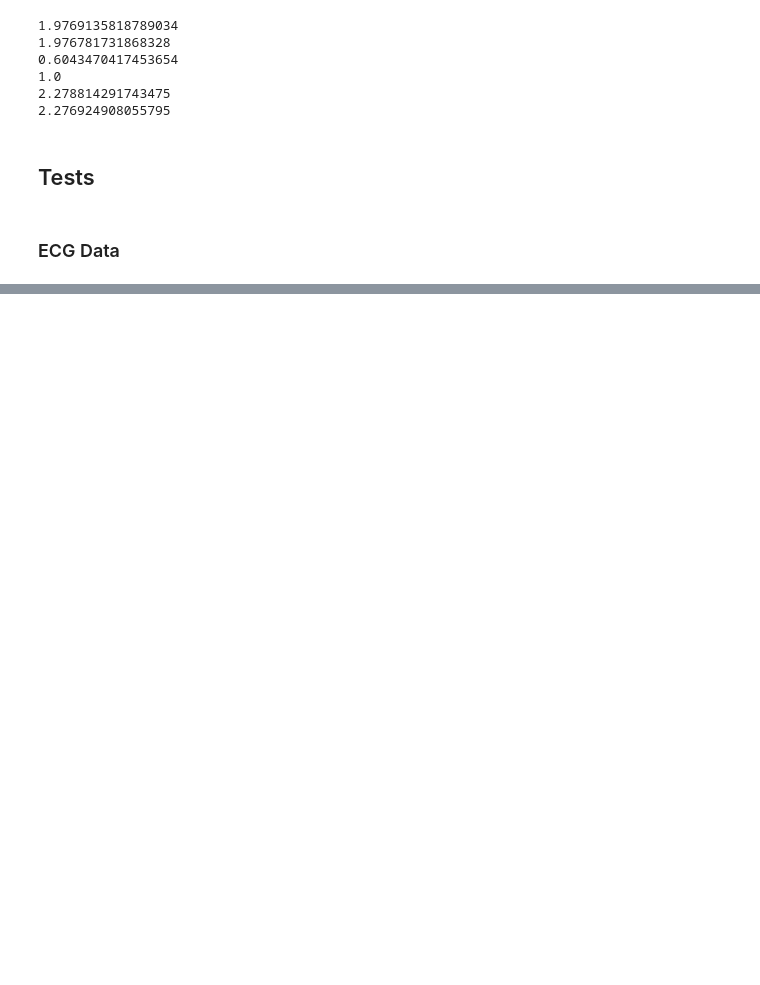
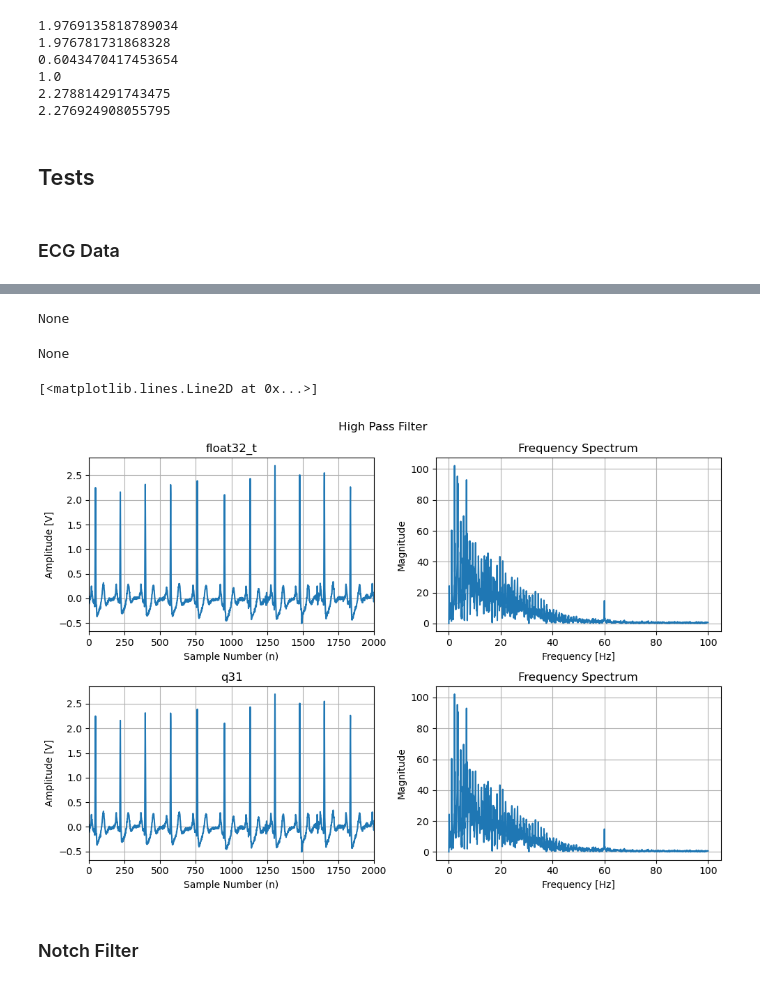
Before and after one commit to bryanmcelvy/microHeartMonitor, a Jupyter notebook: tools/filter_design/daq_filt_fixedpoint.ipynb, the cells around one changed output, grey strips where cells are left out. Drawn from its saved outputs; the diff is of its cells as text; code cells hidden in the pictures; blank space fills up the shorter version.

```diff
--- a/tools/filter_design/daq_filt_fixedpoint.ipynb
+++ b/tools/filter_design/daq_filt_fixedpoint.ipynb
@@ -127,0 +254,72 @@ ecgDataFrame.head()
+# %%
+sos_hpf_f32 = signal.tf2sos(b_high, a_high)
+sos_hpf_f32[:, 4:] *= -1
+sos_hpf_f32 = np.delete(sos_hpf_f32, 3, 1).flatten()
+
+stateBuffer_hpf_f32 = np.zeros(4)
+
+hpf_f32 = cmsis.arm_biquad_casd_df1_inst_f32()
+status = cmsis.arm_biquad_cascade_df1_init_f32(hpf_f32, 1, sos_hpf_f32, stateBuffer_hpf_f32)
+print(status)
+
+xn_hpf_f32 = cmsis.arm_biquad_cascade_df1_f32(hpf_f32, xn_raw_f32)
+Xf = np.abs( rfft(xn_hpf_f32, N) )
+# %% [output]
+None
+# %%
+sos_hpf_q31 = cmsis.arm_float_to_q31(sos_hpf_f32 / SCALE_FACTOR)
+
+stateBuffer_hpf_q31 = np.zeros(4)
+
+hpf_q31 = cmsis.arm_biquad_casd_df1_inst_q31()
+status = cmsis.arm_biquad_cascade_df1_init_q31(hpf_q31, 1, sos_hpf_q31, stateBuffer_hpf_q31, 2)
+print(status)
+
+xn_hpf_q31 = cmsis.arm_biquad_cascade_df1_q31(hpf_q31, xn_raw_q31)
+xn_hpf_q31 = cmsis.arm_q31_to_float(xn_hpf_q31) * SCALE_FACTOR
+Xf_q31 = np.abs( rfft(xn_hpf_q31, N) )
+# %% [output]
+None
+# %%
+fig, axs = plt.subplots(2, 2, tight_layout=True, figsize=[10, 7])
+fig.suptitle("High Pass Filter")
+
+for idx, row in enumerate(axs):
+    plt.sca(row[0])
+    plt.xlim([0, N])
+    plt.xlabel("Sample Number (n)")
+    plt.ylabel("Amplitude [V]")
+    plt.title("float32_t" if (idx == 0) else "q31")
+
+    plt.sca(row[1])
+    plt.xlabel("Frequency [Hz]")
+    plt.ylabel("Magnitude")
+    plt.title("Frequency Spectrum")
+
+for row in axs:
+    for col in row:
+        plt.sca(col)
+        plt.grid(True)
+
+################################################################################
+# float32
+################################################################################
+plt.sca(axs[0][0])
+plt.plot(n, xn_hpf_f32)
+
+plt.sca(axs[0][1])
+plt.plot(f, Xf)
+
+################################################################################
+# q31
+################################################################################
+plt.sca(axs[1][0])
+plt.plot(n, xn_hpf_q31)
+
+plt.sca(axs[1][1])
+plt.plot(f, Xf_q31)
+# %% [output]
+[<matplotlib.lines.Line2D at 0x...>]
+[figure, added]
+# %% [markdown]
+### Notch Filter
```
Also changed, not shown: parts of 20 cells of this notebook.
